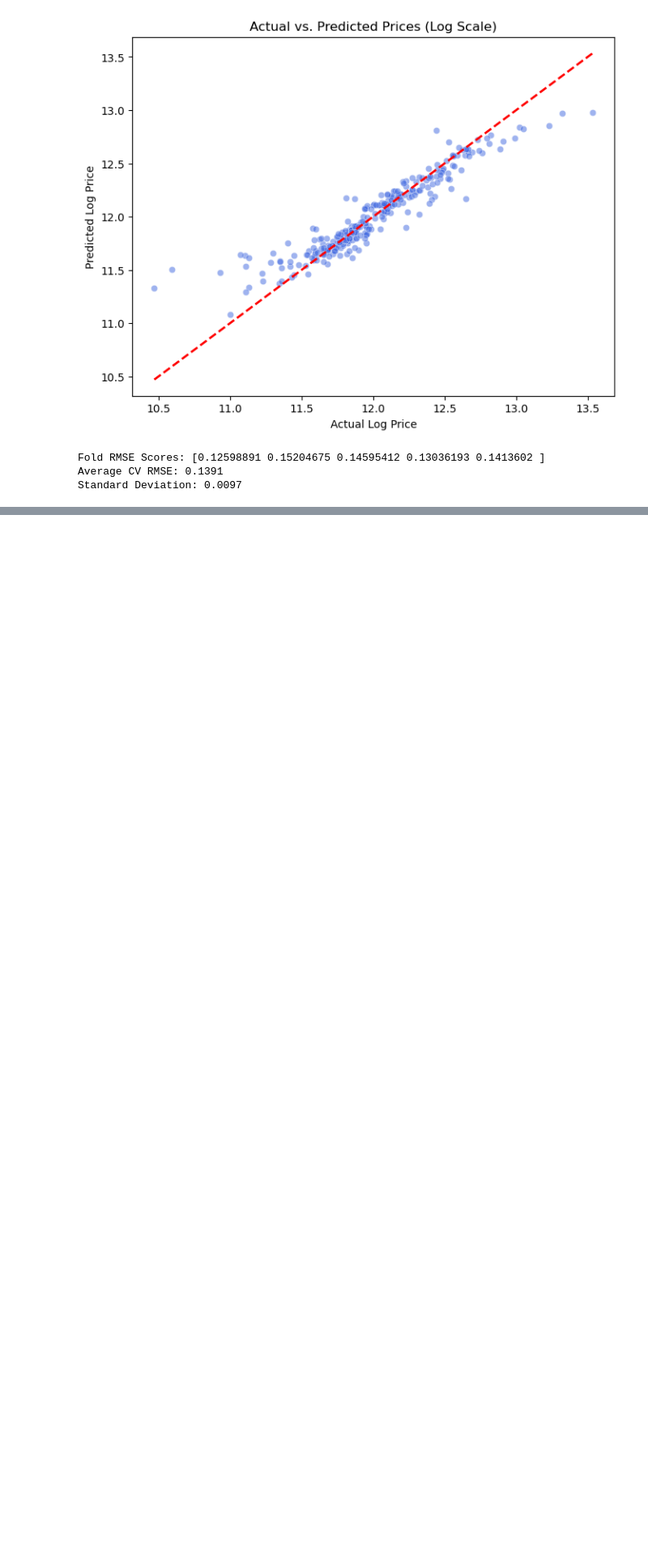
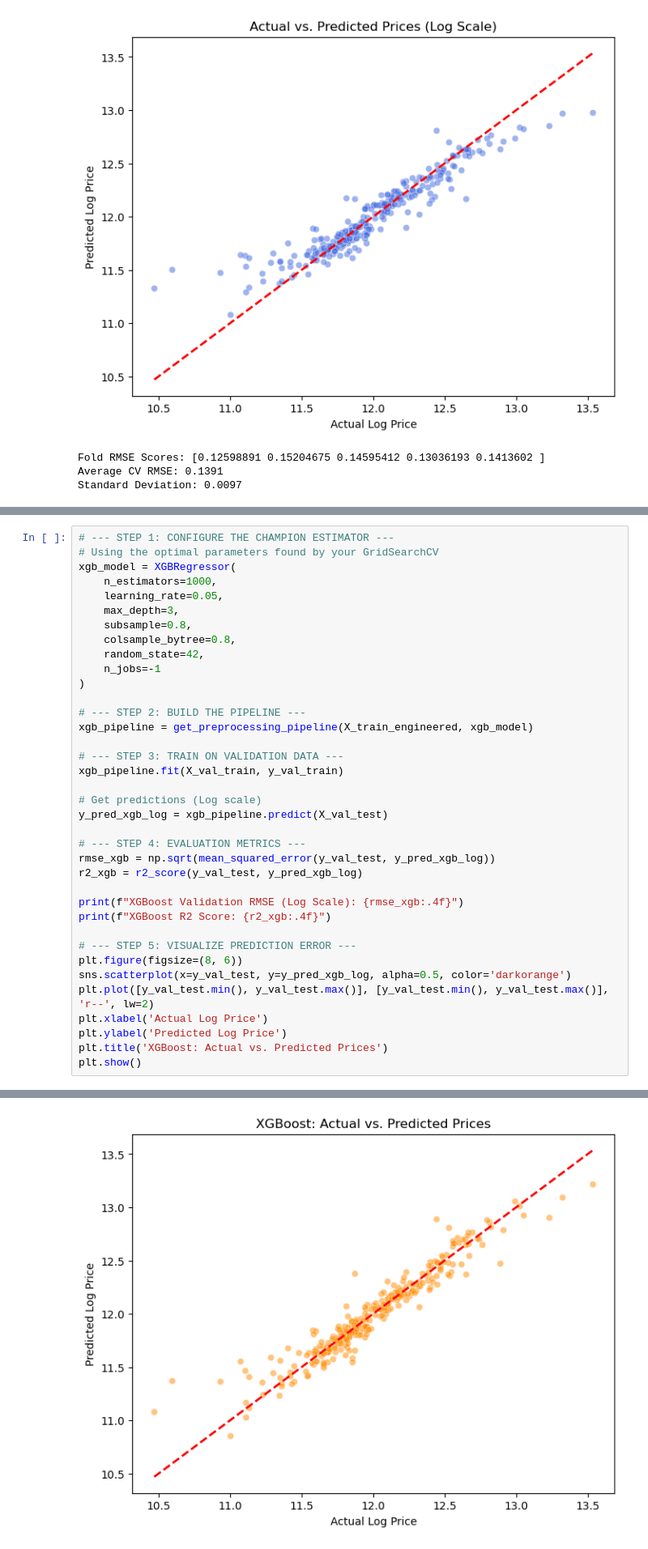
Before and after one commit to ArsalanHashmi777/Titanic, a Jupyter notebook: House-Price-Regression/house-price_model.ipynb, the cells around one changed output, grey strips where cells are left out. Shown at 81% size. Saved outputs shown, nothing was run; the diff lists cells and outputs as text; blank space fills up the shorter version.

```diff
--- a/House-Price-Regression/house-price_model.ipynb
+++ b/House-Price-Regression/house-price_model.ipynb
@@ -349,0 +351,38 @@ Following a systematic evaluation using `GridSearchCV` and 5-fold cross-validati
+# %%
+# --- STEP 1: CONFIGURE THE CHAMPION ESTIMATOR ---
+# Using the optimal parameters found by your GridSearchCV
+xgb_model = XGBRegressor(
+    n_estimators=1000,
+    learning_rate=0.05,
+    max_depth=3,
+    subsample=0.8,
+    colsample_bytree=0.8,
+    random_state=42,
+    n_jobs=-1
+)
+
+# --- STEP 2: BUILD THE PIPELINE ---
+xgb_pipeline = get_preprocessing_pipeline(X_train_engineered, xgb_model)
+
+# --- STEP 3: TRAIN ON VALIDATION DATA ---
+xgb_pipeline.fit(X_val_train, y_val_train)
+
+# Get predictions (Log scale)
+y_pred_xgb_log = xgb_pipeline.predict(X_val_test)
+
+# --- STEP 4: EVALUATION METRICS ---
+rmse_xgb = np.sqrt(mean_squared_error(y_val_test, y_pred_xgb_log))
+r2_xgb = r2_score(y_val_test, y_pred_xgb_log)
+
+print(f"XGBoost Validation RMSE (Log Scale): {rmse_xgb:.4f}")
+print(f"XGBoost R2 Score: {r2_xgb:.4f}")
+
+# --- STEP 5: VISUALIZE PREDICTION ERROR ---
+plt.figure(figsize=(8, 6))
+sns.scatterplot(x=y_val_test, y=y_pred_xgb_log, alpha=0.5, color='darkorange')
+plt.plot([y_val_test.min(), y_val_test.max()], [y_val_test.min(), y_val_test.max()], 'r--', lw=2)
+plt.xlabel('Actual Log Price')
+plt.ylabel('Predicted Log Price')
+plt.title('XGBoost: Actual vs. Predicted Prices')
+plt.show()
+# %% [output]
@@ -349,0 +391 @@ Following a systematic evaluation using `GridSearchCV` and 5-fold cross-validati
+[figure, added]
```
Also changed, not shown: parts of 11 cells of this notebook, 3 other files.
